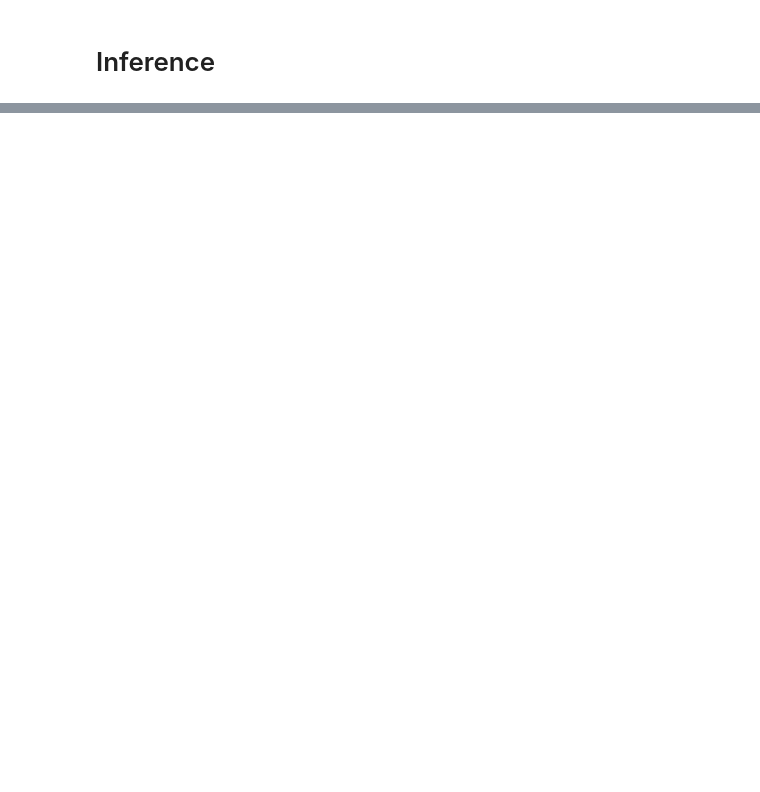
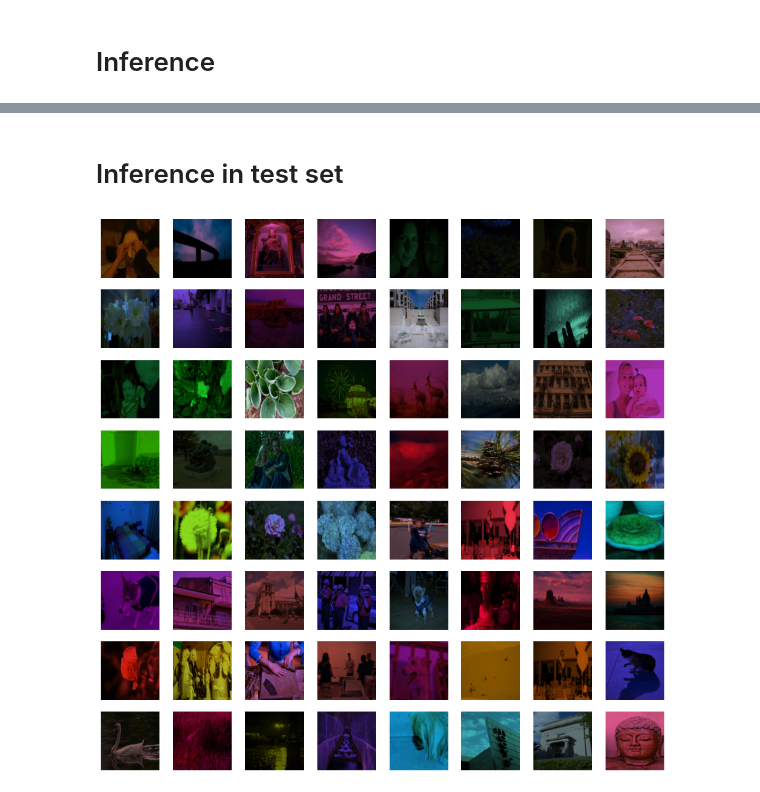
Before and after one commit to dranhclub/ColorConstancy, a Jupyter notebook: Light weight color constancy.ipynb, the cells around one changed output, grey strips where cells are left out. Drawn from its saved outputs; the diff is of its cells as text; code cells hidden in the pictures; blank space fills up the shorter version.

```diff
--- a/Light weight color constancy.ipynb
+++ b/Light weight color constancy.ipynb
@@ -266,0 +286,13 @@ Clipping input data to the valid range for imshow with RGB data ([0..1] for floa
+# %% [markdown]
+# Inference in test set
+# %%
+# Show a batch of test set
+plt.figure(figsize=(15, 15))
+images, labels = next(iter(test_dataloader))
+for i in range(64):
+    plt.subplot(8, 8, i + 1)
+    image = torch.permute(images[i], (1, 2, 0))
+    plt.imshow(image)
+    plt.axis("off")
+# %% [output]
+[figure, added]
```
Also changed, not shown: parts of 7 cells of this notebook, 11 other files.
